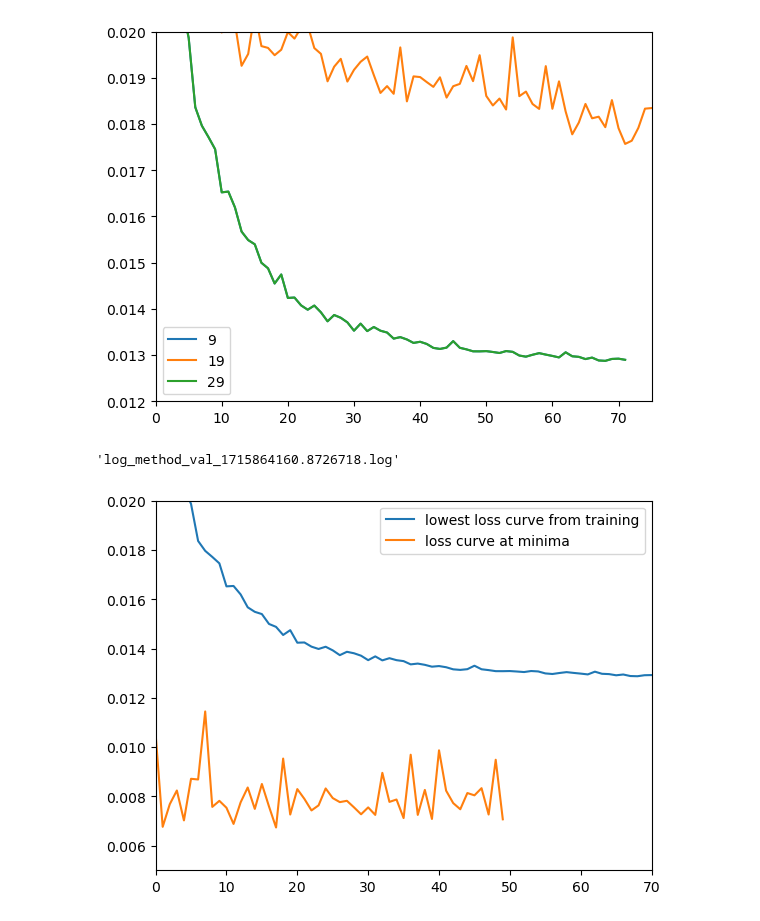
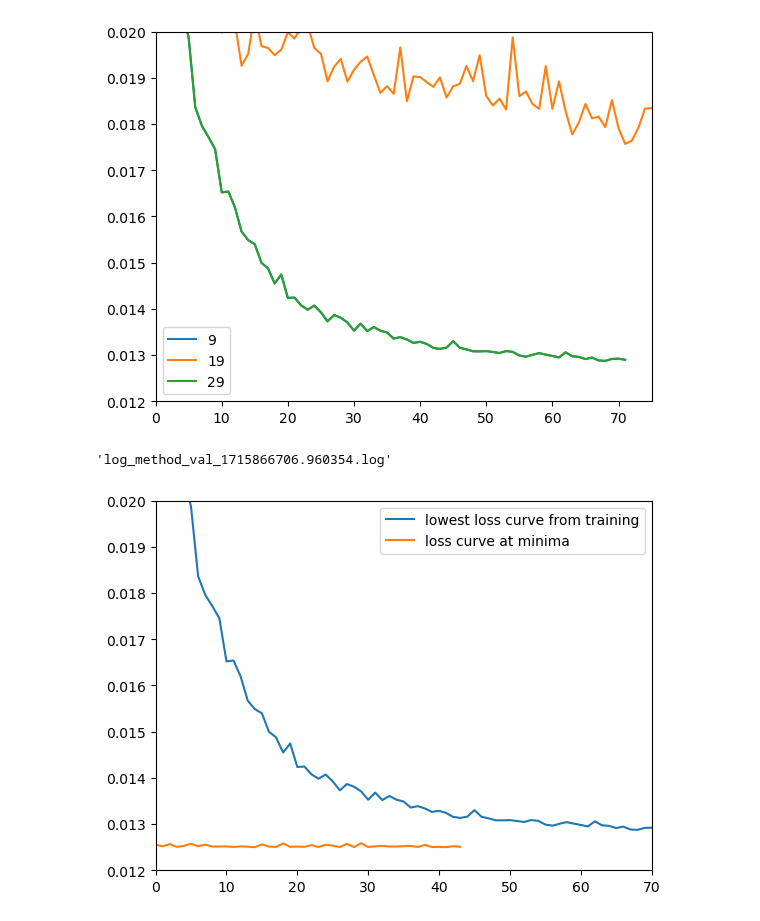
Before and after one commit to paopaoch/Mouse-V1, a Jupyter notebook: plot_scripts/method_validation_loss.ipynb, the cells around one changed output. Cells and saved outputs as stored; diff of their text form; code cells hidden in the pictures.

```diff
--- a/plot_scripts/method_validation_loss.ipynb
+++ b/plot_scripts/method_validation_loss.ipynb
@@ -49,11 +56,11 @@ plt.show()
 # %% [output]
 [figure]
 # %%
-files[29]
+files[28]
 # %% [output]
-'log_method_val_1715864160.8726718.log'
+'log_method_val_1715866706.960354.log'
 # %%
-file_name = r"/Users/paopao_ch/Documents/projects/v1_modelling/Mouse-V1-Pytorch/results/backprop1000/at_minima.log"
+file_name = r"/Users/paopao_ch/Documents/projects/v1_modelling/Mouse-V1-Pytorch/results/backprop1000NewLossFunctionHeterFF/at_minima.log"
 
 at_minima_loss =[]
 
@@ -66,9 +73,9 @@ with open(file_name, "r") as f:
 # %%
 plt.plot(losses[9], label="lowest loss curve from training")
 plt.plot(at_minima_loss, label="loss curve at minima")
-plt.ylim(0.005, 0.02)
+plt.ylim(0.012, 0.02)
 plt.xlim(0, 70)
 plt.legend()
 plt.show()
 # %% [output]
-[figure, old version]
+[figure, new version]
```
Also changed, not shown: parts of 2 cells of this notebook, 7 other files.
